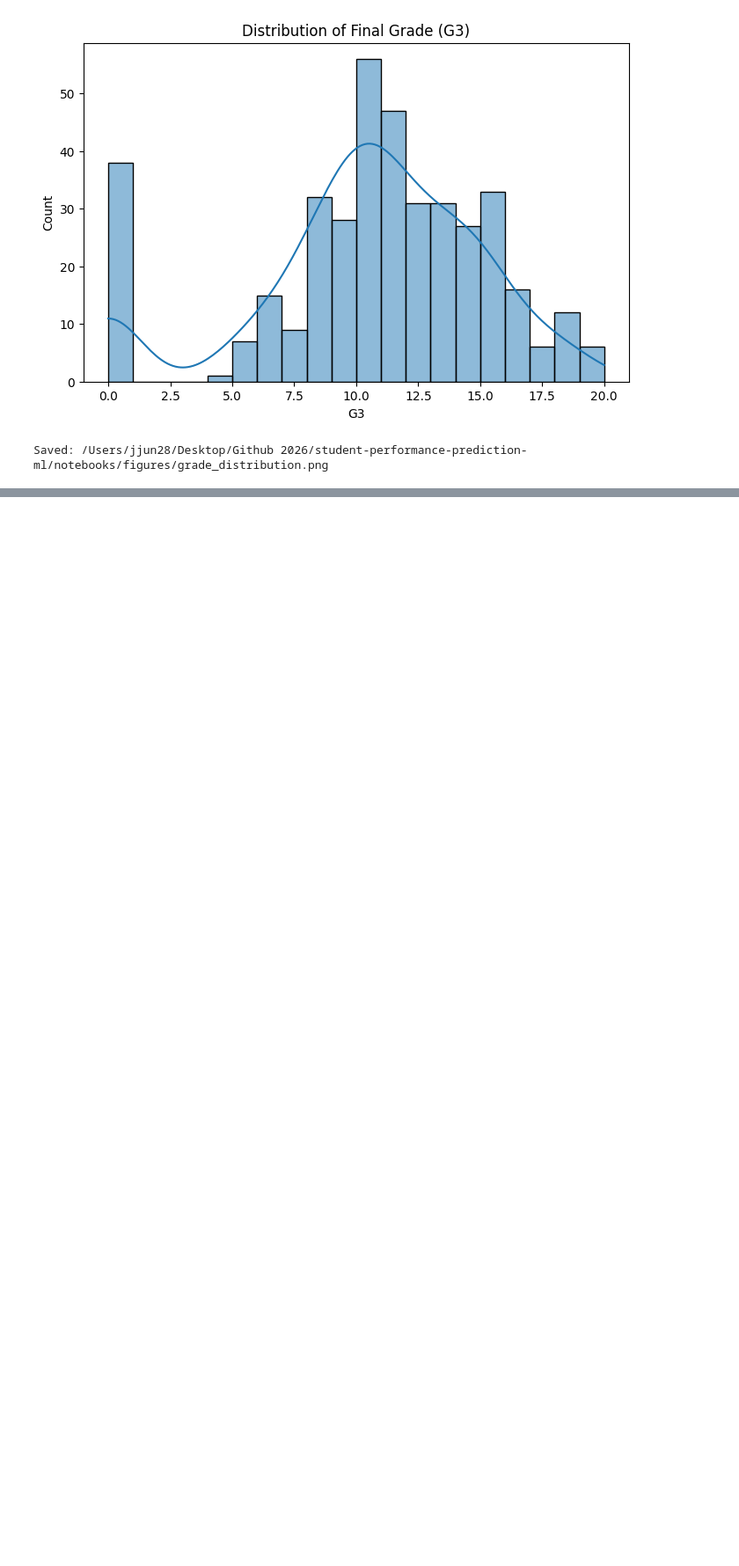
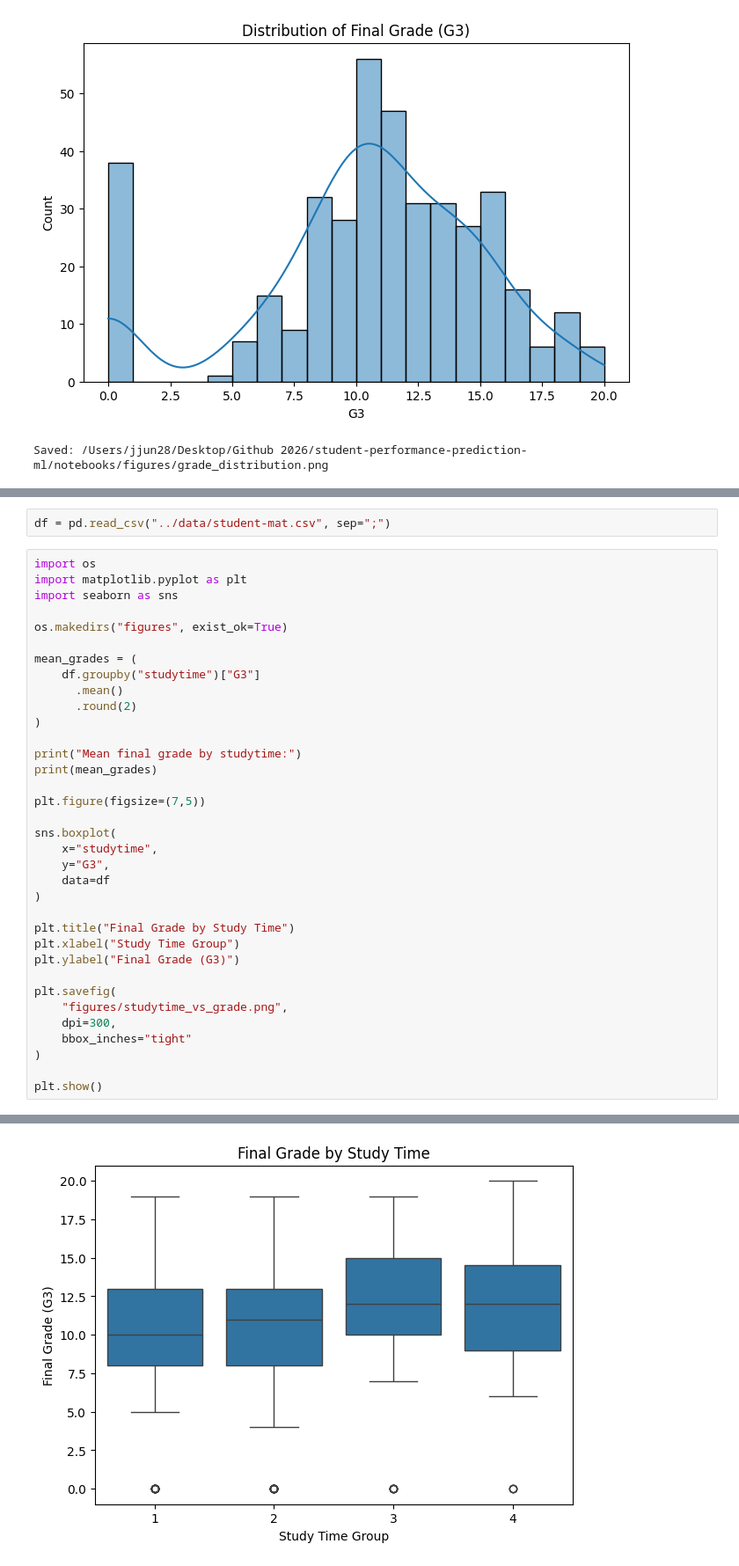
Before and after one commit to rjun5906-design/student-performance-prediction-ml, a Jupyter notebook: notebooks/03_exploratory_data_analysis.ipynb, the cells around one changed output, grey strips where cells are left out. Shown at 88% size. Drawn from its saved outputs; the diff is of its cells as text; blank space fills up the shorter version.

Commit message:
S14-S15: add study time and attendance performance analysis

```diff
--- a/notebooks/03_exploratory_data_analysis.ipynb
+++ b/notebooks/03_exploratory_data_analysis.ipynb
@@ -176,0 +174,38 @@ Saved: /Users/jjun28/Desktop/Github 2026/student-performance-prediction-ml/noteb
+# %%
+df = pd.read_csv("../data/student-mat.csv", sep=";")
+# %%
+import os
+import matplotlib.pyplot as plt
+import seaborn as sns
+
+os.makedirs("figures", exist_ok=True)
+
+mean_grades = (
+    df.groupby("studytime")["G3"]
+      .mean()
+      .round(2)
+)
+
+print("Mean final grade by studytime:")
+print(mean_grades)
+
+plt.figure(figsize=(7,5))
+
+sns.boxplot(
+    x="studytime",
+    y="G3",
+    data=df
+)
+
+plt.title("Final Grade by Study Time")
+plt.xlabel("Study Time Group")
+plt.ylabel("Final Grade (G3)")
+
+plt.savefig(
+    "figures/studytime_vs_grade.png",
+    dpi=300,
+    bbox_inches="tight"
+)
+
+plt.show()
+# %% [output]
@@ -176,0 +219 @@ Saved: /Users/jjun28/Desktop/Github 2026/student-performance-prediction-ml/noteb
+[figure, added]
```
Also changed, not shown: parts of 10 cells of this notebook, 3 other files.
